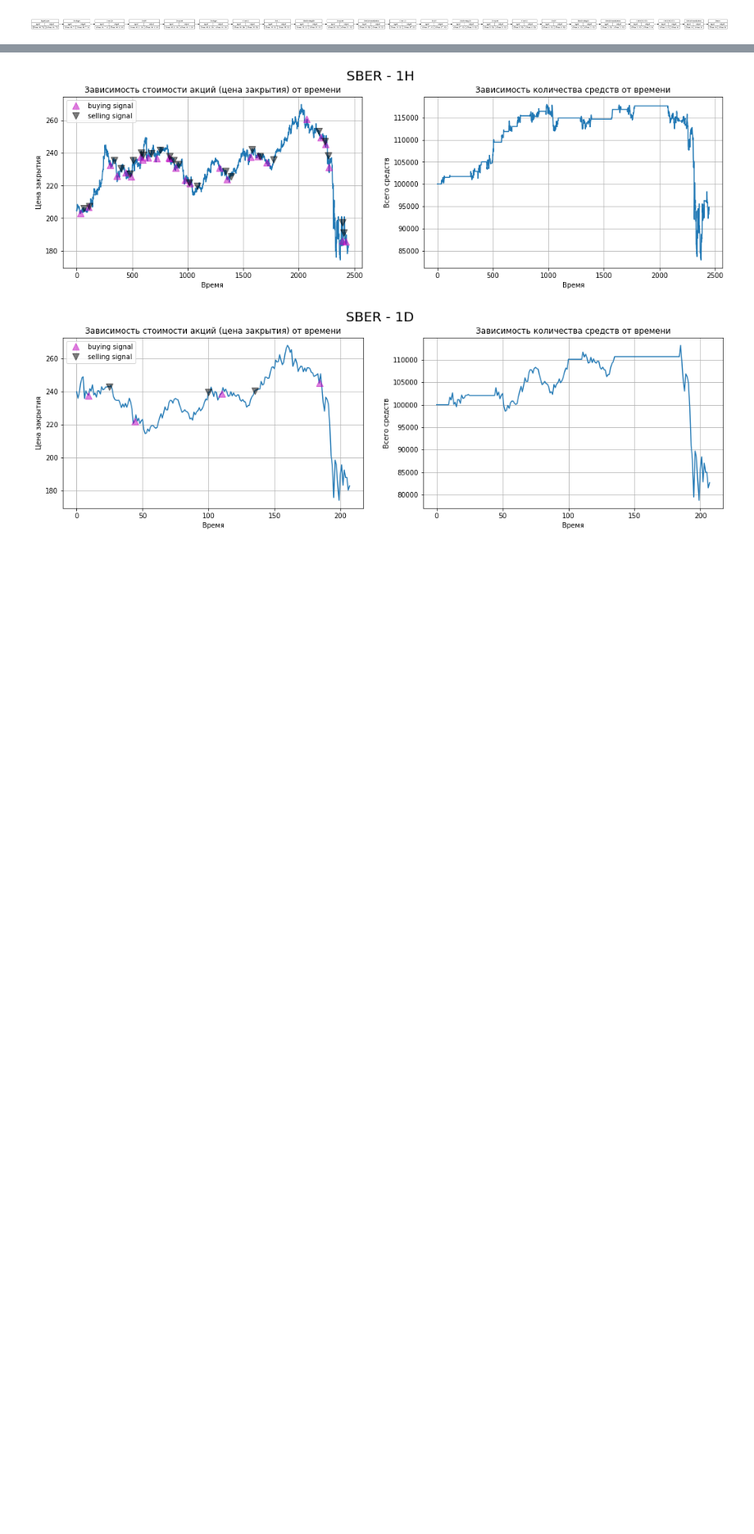
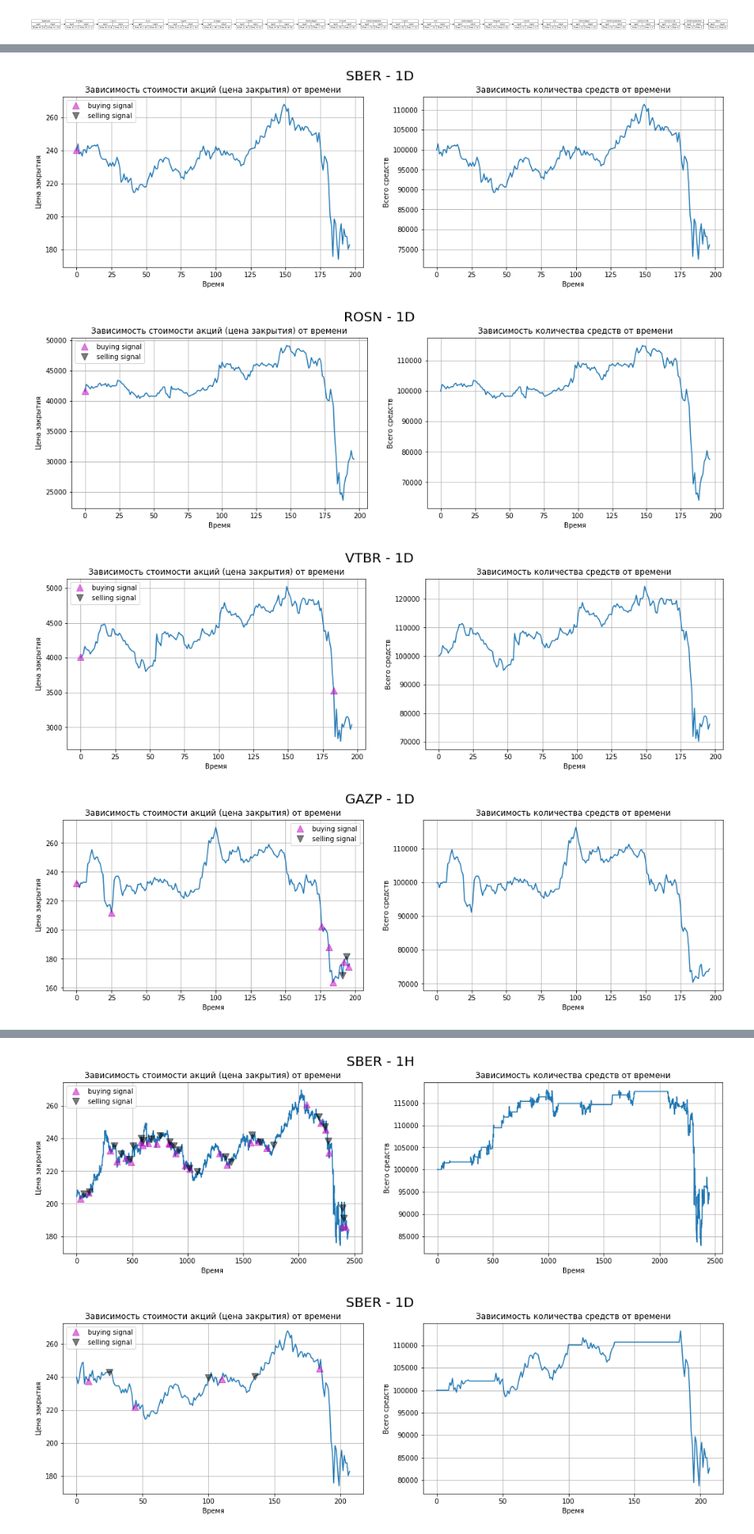
Before and after one commit to andtun/TradingBot-CourseWork, a Jupyter notebook: INDICATORS_PREDICTION.ipynb, the cells around one changed output, grey strips where cells are left out. Shown at 82% size. Drawn from its saved outputs; the diff is of its cells as text; code cells hidden in the pictures; blank space fills up the shorter version.

```diff
--- a/INDICATORS_PREDICTION.ipynb
+++ b/INDICATORS_PREDICTION.ipynb
@@ -154,0 +280,18 @@ tf.keras.models.save_model(model, 'workingafltmodel.h5')
+# %%
+SURE = 0.0
+params = [#('SBERH.csv', 'SBER - 1H'),
+          ('SBERD.csv', 'SBER - 1D'),
+          ('ROSN.csv', 'ROSN - 1D'),
+          ('VTBR.csv', 'VTBR - 1D'),
+          ('GAZPD.csv', 'GAZP - 1D'),
+          #('GAZPH.csv', 'GAZP - 1H'),
+         ]
+TRAIN_TEST_SPLIT = 0.1
+for p in params:
+    automated_test(*p)
+TRAIN_TEST_SPLIT = 0.97
+# %% [output]
+[figure, added]
+[figure, added]
+[figure, added]
+[figure, added]
```
Also changed, not shown: parts of 27 cells of this notebook, 2 other files.
